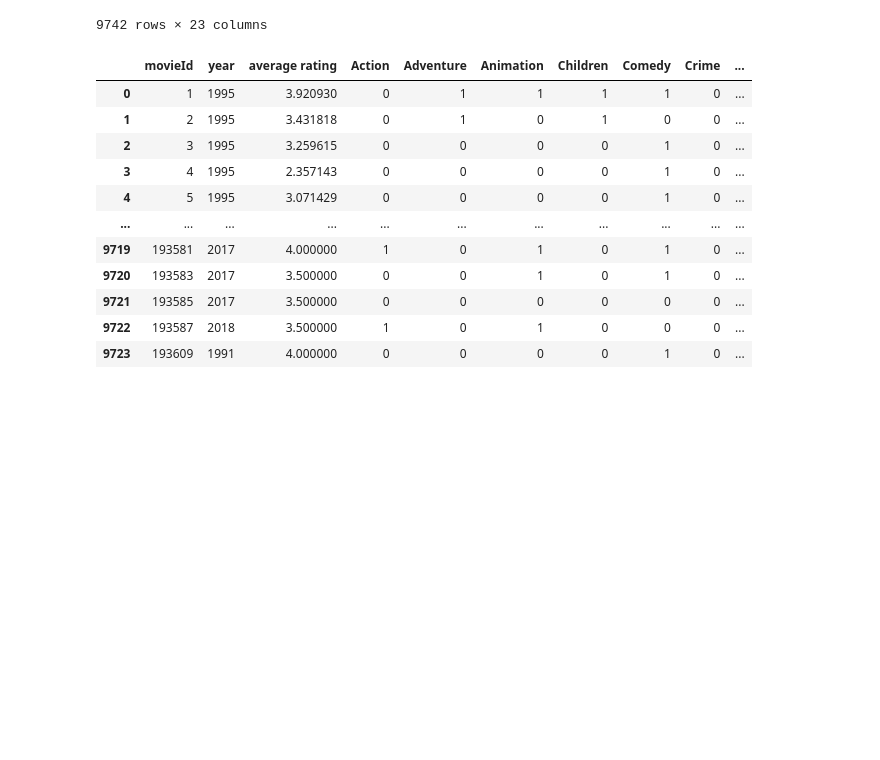
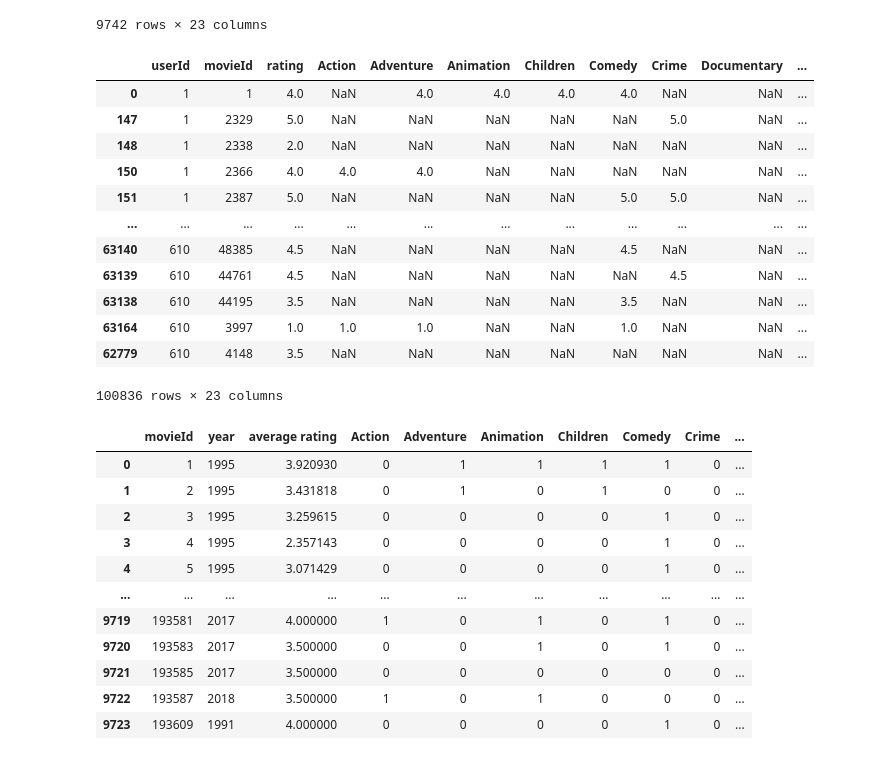
Before and after one commit to sewarslan/final_project, a Jupyter notebook: movie_recommender/creating_user_NN_data.ipynb, the cells around one changed output. Drawn from its saved outputs; the diff is of its cells as text; code cells hidden in the pictures; blank space fills up the shorter version.

```diff
--- a/movie_recommender/creating_user_NN_data.ipynb
+++ b/movie_recommender/creating_user_NN_data.ipynb
@@ -426,6 +426,22 @@ movies_with_genres
 | 9740 | 193587 | Bungo Stray Dogs: Dead Apple (2018) | Action|Animation | 0 | 1 | 0 | 1 | 0 | 0 | ... |
 | 9741 | 193609 | Andrew Dice Clay: Dice Rules (1991) | Comedy | 0 | 0 | 0 | 0 | 0 | 1 | ... |
 9742 rows × 23 columns
+# %%
+user_df
+# %% [output]
+|  | userId | movieId | rating | Action | Adventure | Animation | Children | Comedy | Crime | Documentary | ... |
+| 0 | 1 | 1 | 4.0 | NaN | 4.0 | 4.0 | 4.0 | 4.0 | NaN | NaN | ... |
+| 147 | 1 | 2329 | 5.0 | NaN | NaN | NaN | NaN | NaN | 5.0 | NaN | ... |
+| 148 | 1 | 2338 | 2.0 | NaN | NaN | NaN | NaN | NaN | NaN | NaN | ... |
+| 150 | 1 | 2366 | 4.0 | 4.0 | 4.0 | NaN | NaN | NaN | NaN | NaN | ... |
+| 151 | 1 | 2387 | 5.0 | NaN | NaN | NaN | NaN | 5.0 | 5.0 | NaN | ... |
+| ... | ... | ... | ... | ... | ... | ... | ... | ... | ... | ... | ... |
+| 63140 | 610 | 48385 | 4.5 | NaN | NaN | NaN | NaN | 4.5 | NaN | NaN | ... |
+| 63139 | 610 | 44761 | 4.5 | NaN | NaN | NaN | NaN | NaN | 4.5 | NaN | ... |
+| 63138 | 610 | 44195 | 3.5 | NaN | NaN | NaN | NaN | 3.5 | NaN | NaN | ... |
+| 63164 | 610 | 3997 | 1.0 | 1.0 | 1.0 | NaN | NaN | 1.0 | NaN | NaN | ... |
+| 62779 | 610 | 4148 | 3.5 | NaN | NaN | NaN | NaN | NaN | NaN | NaN | ... |
+100836 rows × 23 columns
 # %%
 #creating not repeated item dataframe
 x_item_train_not_repeated = pd.merge(movies_df,movies_with_genres)
```
Also changed, not shown: parts of 5 cells of this notebook, 1 other file.
